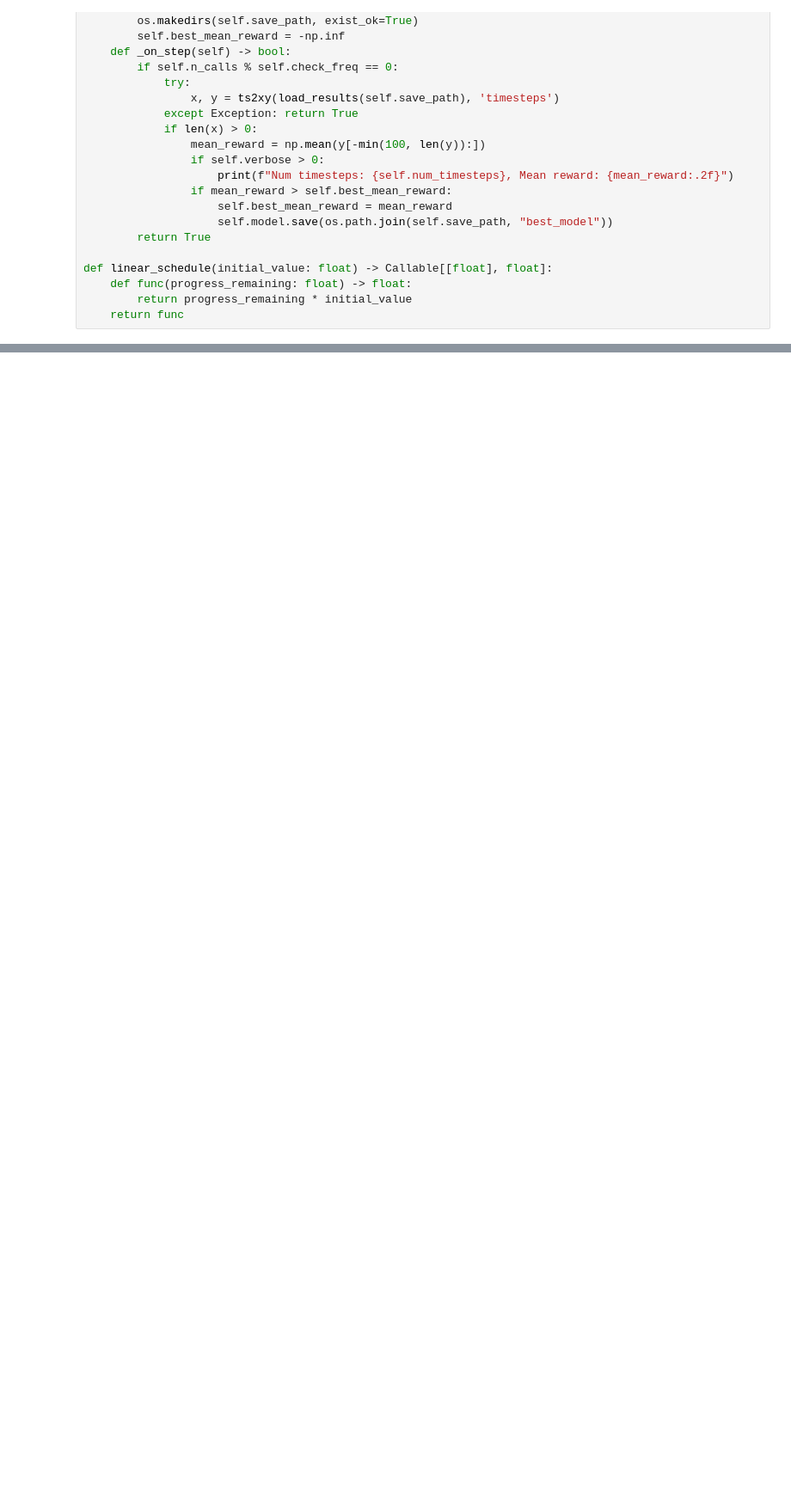
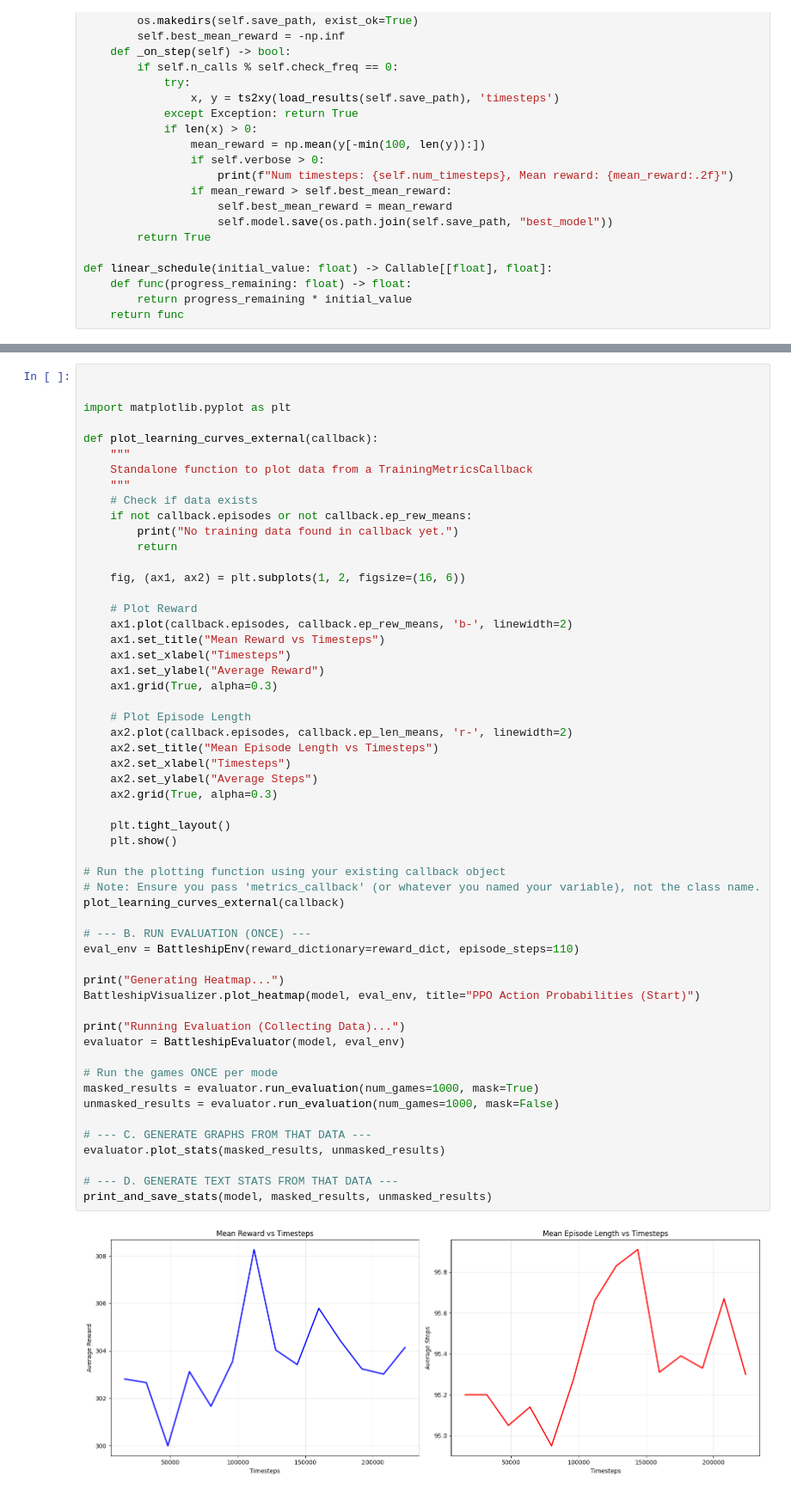
Before and after one commit to shayanhalder/battleship-reinforcement-learning, a Jupyter notebook: ppo.ipynb, the cells around one changed output, grey strips where cells are left out. Shown at 86% size. Drawn from its saved outputs; the diff is of its cells as text; blank space fills up the shorter version.

```diff
--- a/ppo.ipynb
+++ b/ppo.ipynb
@@ -536,0 +569,57 @@ Avg Moves: **91.86 +/- 6.36**
+# %%
+
+
+import matplotlib.pyplot as plt
+
+def plot_learning_curves_external(callback):
+    """
+    Standalone function to plot data from a TrainingMetricsCallback
+    """
+    # Check if data exists
+    if not callback.episodes or not callback.ep_rew_means:
+        print("No training data found in callback yet.")
+        return
+
+    fig, (ax1, ax2) = plt.subplots(1, 2, figsize=(16, 6))
+
+    # Plot Reward
+    ax1.plot(callback.episodes, callback.ep_rew_means, 'b-', linewidth=2)
+    ax1.set_title("Mean Reward vs Timesteps")
+    ax1.set_xlabel("Timesteps")
+    ax1.set_ylabel("Average Reward")
+    ax1.grid(True, alpha=0.3)
+
+    # Plot Episode Length
+    ax2.plot(callback.episodes, callback.ep_len_means, 'r-', linewidth=2)
+    ax2.set_title("Mean Episode Length vs Timesteps")
+    ax2.set_xlabel("Timesteps")
+    ax2.set_ylabel("Average Steps")
+    ax2.grid(True, alpha=0.3)
+
+    plt.tight_layout()
+    plt.show()
+
+# Run the plotting function using your existing callback object
+# Note: Ensure you pass 'metrics_callback' (or whatever you named your variable), not the class name.
+plot_learning_curves_external(callback)
+
+# --- B. RUN EVALUATION (ONCE) ---
+eval_env = BattleshipEnv(reward_dictionary=reward_dict, episode_steps=110)
+
+print("Generating Heatmap...")
+BattleshipVisualizer.plot_heatmap(model, eval_env, title="PPO Action Probabilities (Start)")
+
+print("Running Evaluation (Collecting Data)...")
+evaluator = BattleshipEvaluator(model, eval_env)
+
+# Run the games ONCE per mode
+masked_results = evaluator.run_evaluation(num_games=1000, mask=True)
+unmasked_results = evaluator.run_evaluation(num_games=1000, mask=False)
+
+# --- C. GENERATE GRAPHS FROM THAT DATA ---
+evaluator.plot_stats(masked_results, unmasked_results)
+
+# --- D. GENERATE TEXT STATS FROM THAT DATA ---
+print_and_save_stats(model, masked_results, unmasked_results)
+# %% [output]
+[figure, added]
```
Also changed, not shown: parts of 7 cells of this notebook, 2 other files.
